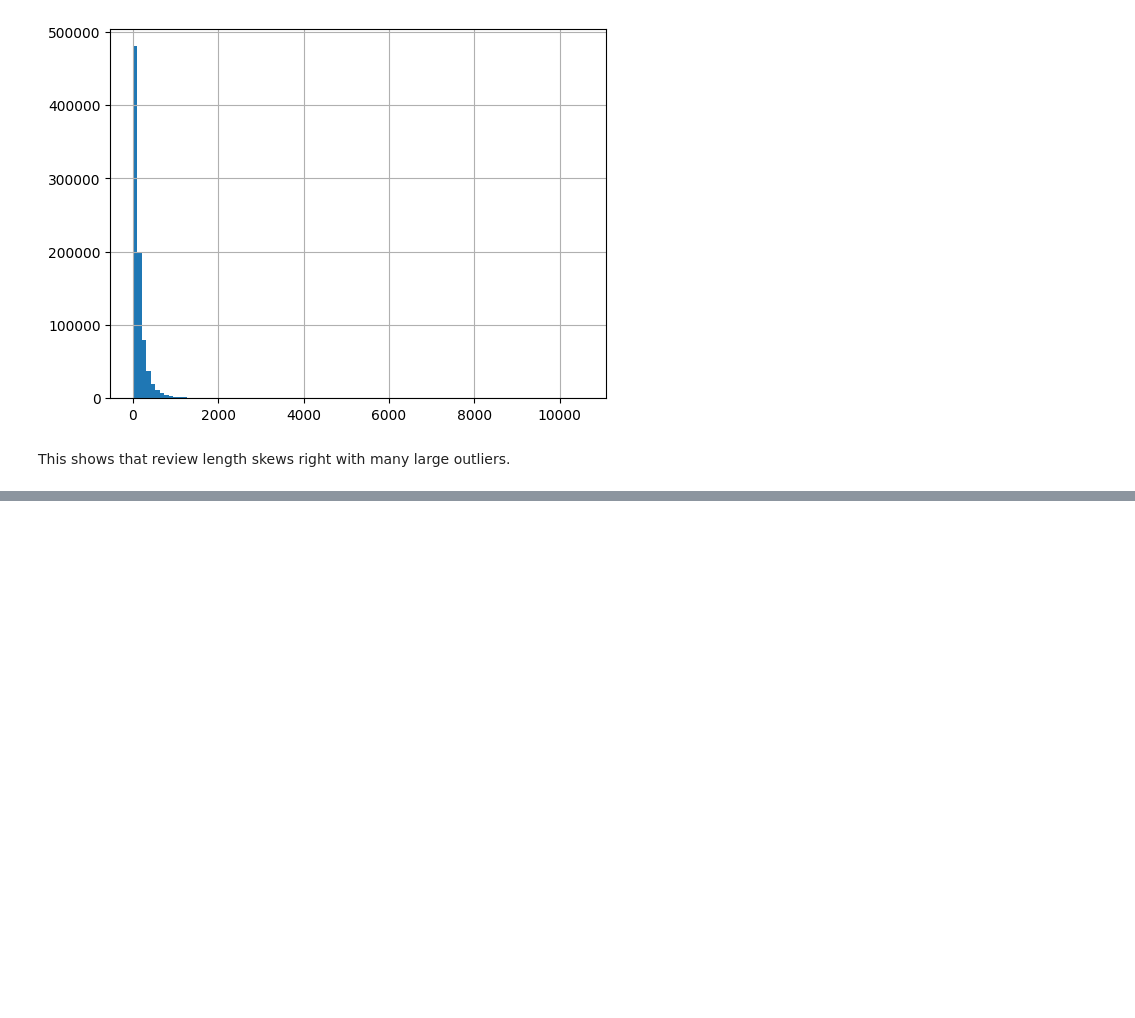
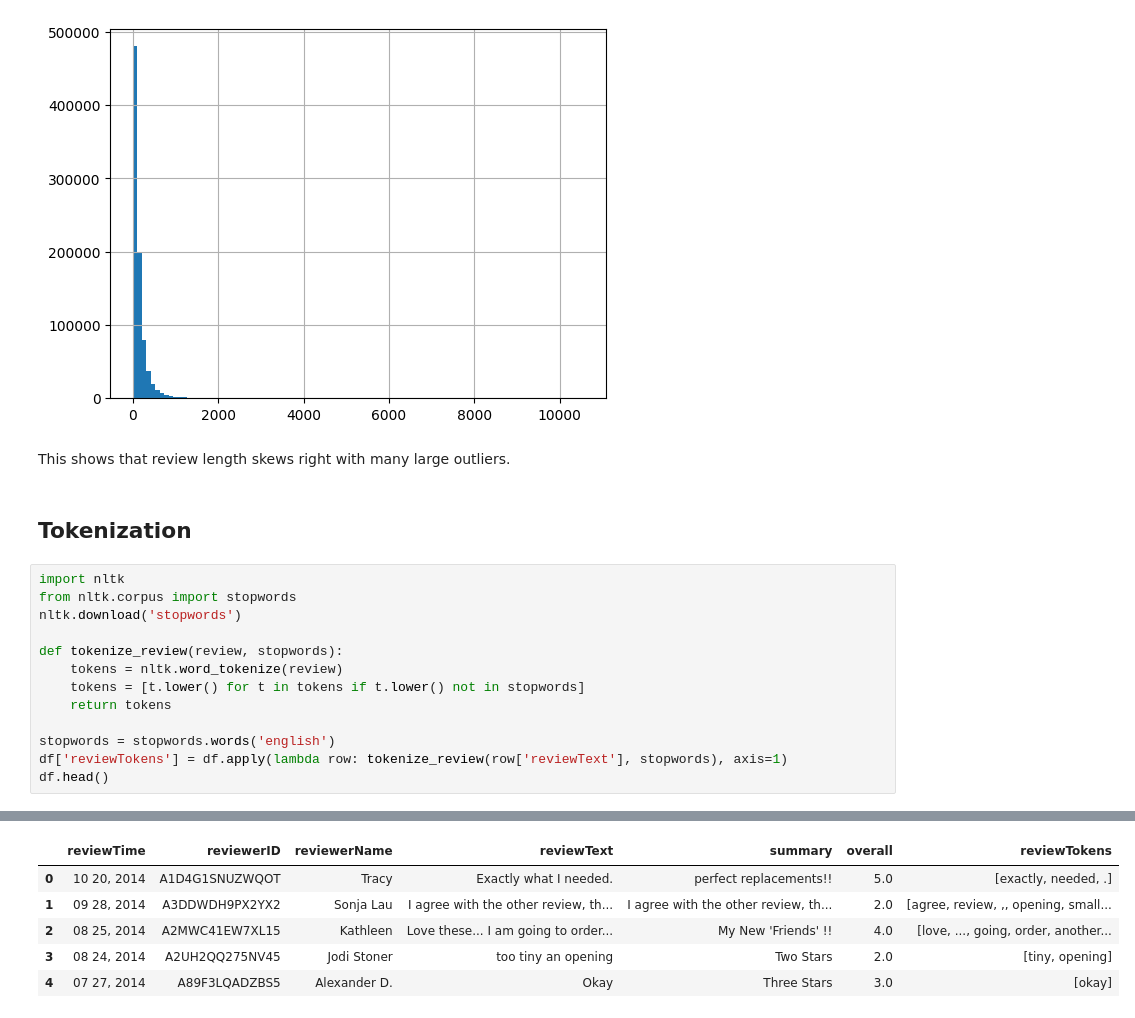
Before and after one commit to narayansharma-21/Amazon-Review-Sentiment-Analysis, a Jupyter notebook: data/preprocess_data.ipynb, the cells around one changed output, grey strips where cells are left out. Saved outputs shown, nothing was run; the diff lists cells and outputs as text; blank space fills up the shorter version.

Commit message:
Tokenize reviews

```diff
--- a/data/preprocess_data.ipynb
+++ b/data/preprocess_data.ipynb
@@ -106,3 +106,19 @@ Name: count, Length: 2582, dtype: int64
 [figure]
 # %% [markdown]
 This shows that review length skews right with many large outliers.
+# %% [markdown]
+## Tokenization
+# %%
+import nltk
+from nltk.corpus import stopwords
+nltk.download('stopwords')
+
+def tokenize_review(review, stopwords):
+    tokens = nltk.word_tokenize(review)
+    tokens = [t.lower() for t in tokens if t.lower() not in stopwords]
+    return tokens
+
+stopwords = stopwords.words('english')
+df['reviewTokens'] = df.apply(lambda row: tokenize_review(row['reviewText'], stopwords), axis=1)
+df.head()
+# %% [output]
@@ -108,0 +128,6 @@ This shows that review length skews right with many large outliers.
+|  | reviewTime | reviewerID | reviewerName | reviewText | summary | overall | reviewTokens |
+| 0 | 10 20, 2014 | A1D4G1SNUZWQOT | Tracy | Exactly what I needed. | perfect replacements!! | 5.0 | [exactly, needed, .] |
+| 1 | 09 28, 2014 | A3DDWDH9PX2YX2 | Sonja Lau | I agree with the other review, th... | I agree with the other review, th... | 2.0 | [agree, review, ,, opening, small... |
+| 2 | 08 25, 2014 | A2MWC41EW7XL15 | Kathleen | Love these... I am going to order... | My New 'Friends' !! | 4.0 | [love, ..., going, order, another... |
+| 3 | 08 24, 2014 | A2UH2QQ275NV45 | Jodi Stoner | too tiny an opening | Two Stars | 2.0 | [tiny, opening] |
+| 4 | 07 27, 2014 | A89F3LQADZBS5 | Alexander D. | Okay | Three Stars | 3.0 | [okay] |
```
Also changed, not shown: parts of 2 cells of this notebook.
